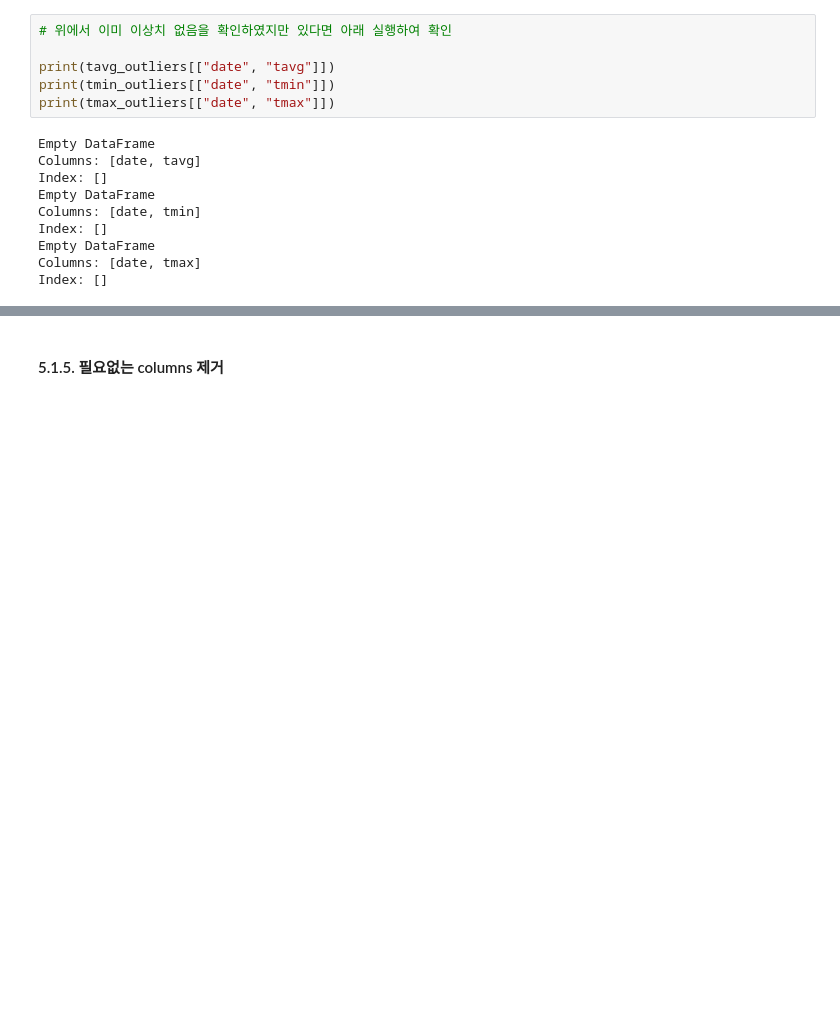
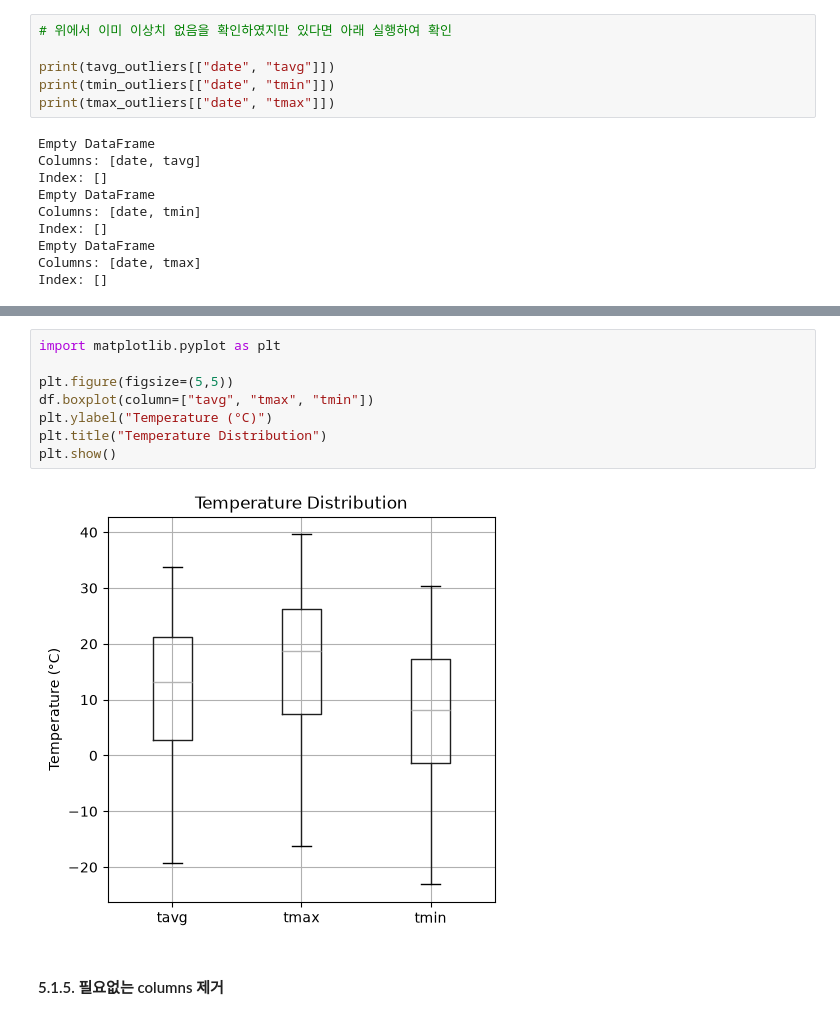
Before and after one commit to freepoincare/time-series-data-analysis, a Jupyter notebook: notebooks/1_EDA_preprocessing.ipynb, the cells around one changed output, grey strips where cells are left out. Drawn from its saved outputs; the diff is of its cells as text; blank space fills up the shorter version.

```diff
--- a/notebooks/1_EDA_preprocessing.ipynb
+++ b/notebooks/1_EDA_preprocessing.ipynb
@@ -328,3 +380,13 @@ Index: []
+# %%
+import matplotlib.pyplot as plt
+
+plt.figure(figsize=(5,5))
+df.boxplot(column=["tavg", "tmax", "tmin"])
+plt.ylabel("Temperature (°C)")
+plt.title("Temperature Distribution")
+plt.show()
+# %% [output]
+[figure, added]
 # %% [markdown]
 #### 5.1.5. 필요없는 columns 제거
 # %%
```
Also changed, not shown: parts of 16 cells of this notebook.
